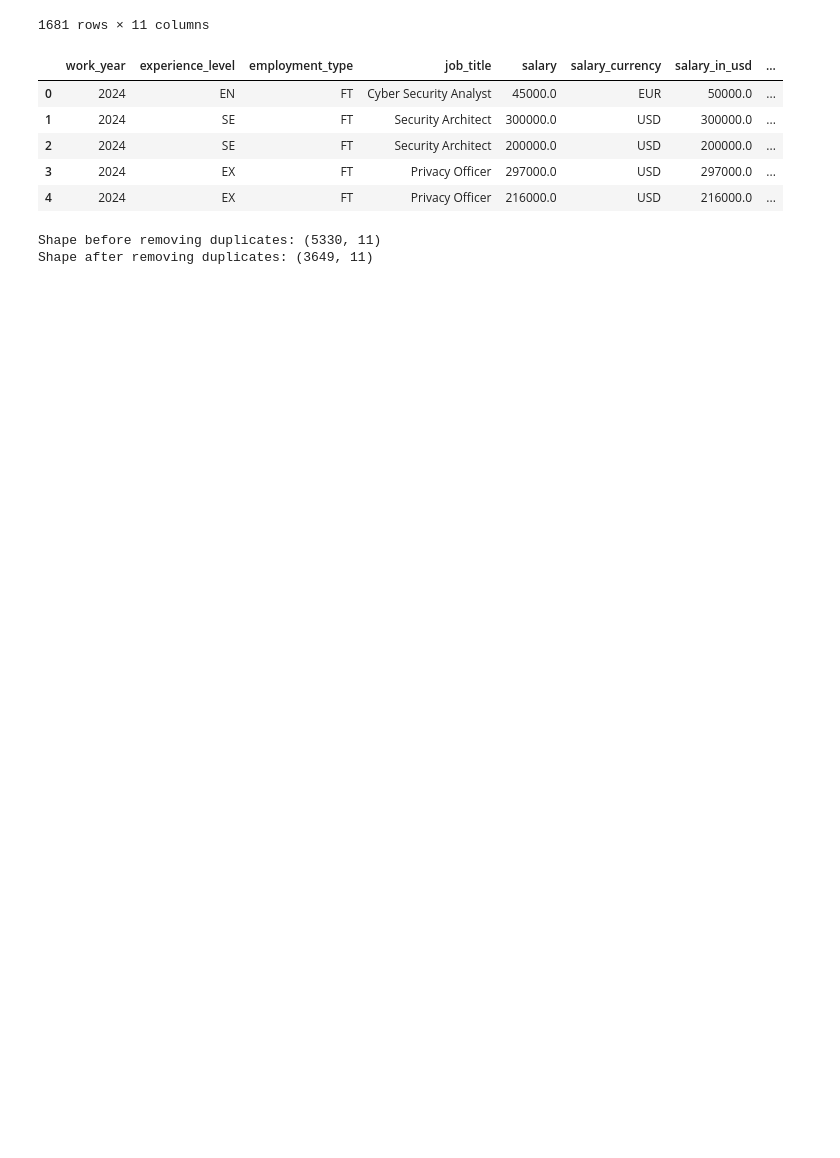
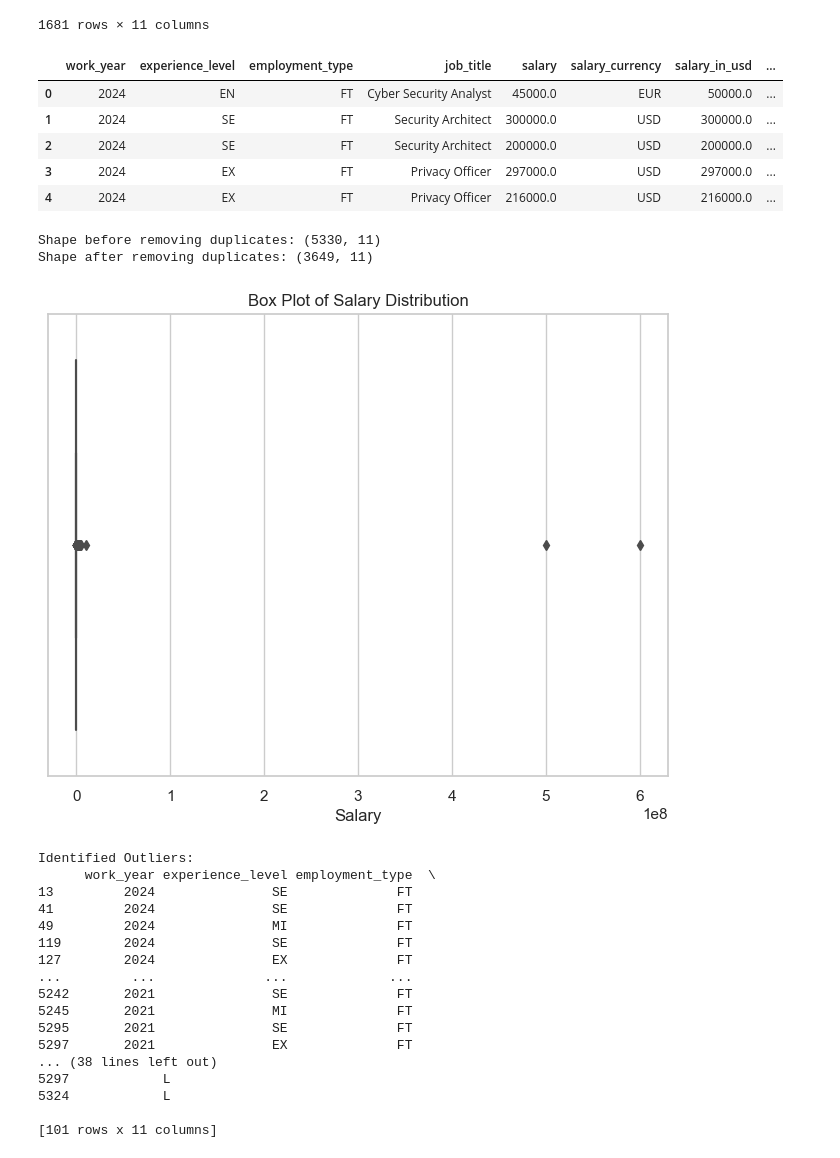
Before and after one commit to Mohammed-Mebarek-Mecheter/Basic-Data-Analysis-Projects, a Jupyter notebook: Global Salaries in Cybersecurity/Data Cleaning.ipynb, the cells around one changed output. Cells and saved outputs as stored; diff of their text form; code cells hidden in the pictures; blank space fills up the shorter version.

```diff
--- a/Global Salaries in Cybersecurity/Data Cleaning.ipynb
+++ b/Global Salaries in Cybersecurity/Data Cleaning.ipynb
@@ -128,3 +131,58 @@ print("Shape after removing duplicates:", df_cleaned.shape)
 # %% [output]
 Shape before removing duplicates: (5330, 11)
 Shape after removing duplicates: (3649, 11)
+# %%
+# Set the style of seaborn for better aesthetics
+sns.set(style="whitegrid")
+
+# Plotting a box plot to visualize the distribution of salaries
+plt.figure(figsize=(8, 6))
+sns.boxplot(x='salary', data=df_cleaned)
+plt.title('Box Plot of Salary Distribution')
+plt.xlabel('Salary')
+plt.show()
+
+# Calculate the interquartile range (IQR)
+Q1 = df_cleaned['salary'].quantile(0.25)
+Q3 = df_cleaned['salary'].quantile(0.75)
+IQR = Q3 - Q1
+
+# Define the upper and lower bounds for outliers
+lower_bound = Q1 - 1.5 * IQR
+upper_bound = Q3 + 1.5 * IQR
+
+# Identify outliers
+outliers = df_cleaned[(df_cleaned['salary'] < lower_bound) | (df_cleaned['salary'] > upper_bound)]
+
+# Display the identified outliers
+print("Identified Outliers:")
+print(outliers)
+
+# Remove outliers from the dataset
+df_cleaned_no_outliers = df_cleaned[(df_cleaned['salary'] >= lower_bound) & (df_cleaned['salary'] <= upper_bound)]
+
+# Plotting a box plot after removing outliers to confirm
+plt.figure(figsize=(8, 6))
+sns.boxplot(x='salary', data=df_cleaned_no_outliers)
+plt.title('Box Plot of Salary Distribution (No Outliers)')
+plt.xlabel('Salary')
+plt.show()
+# %% [output]
+[figure, added]
+Identified Outliers:
+      work_year experience_level employment_type  \
+13         2024               SE              FT
+41         2024               SE              FT
+49         2024               MI              FT
+119        2024               SE              FT
+127        2024               EX              FT
+...         ...              ...             ...
+5242       2021               SE              FT
+5245       2021               MI              FT
+5295       2021               SE              FT
+5297       2021               EX              FT
+... (38 lines left out)
+5297            L
+5324            L
+
+[101 rows x 11 columns]
```
Also changed, not shown: parts of 8 cells of this notebook.
